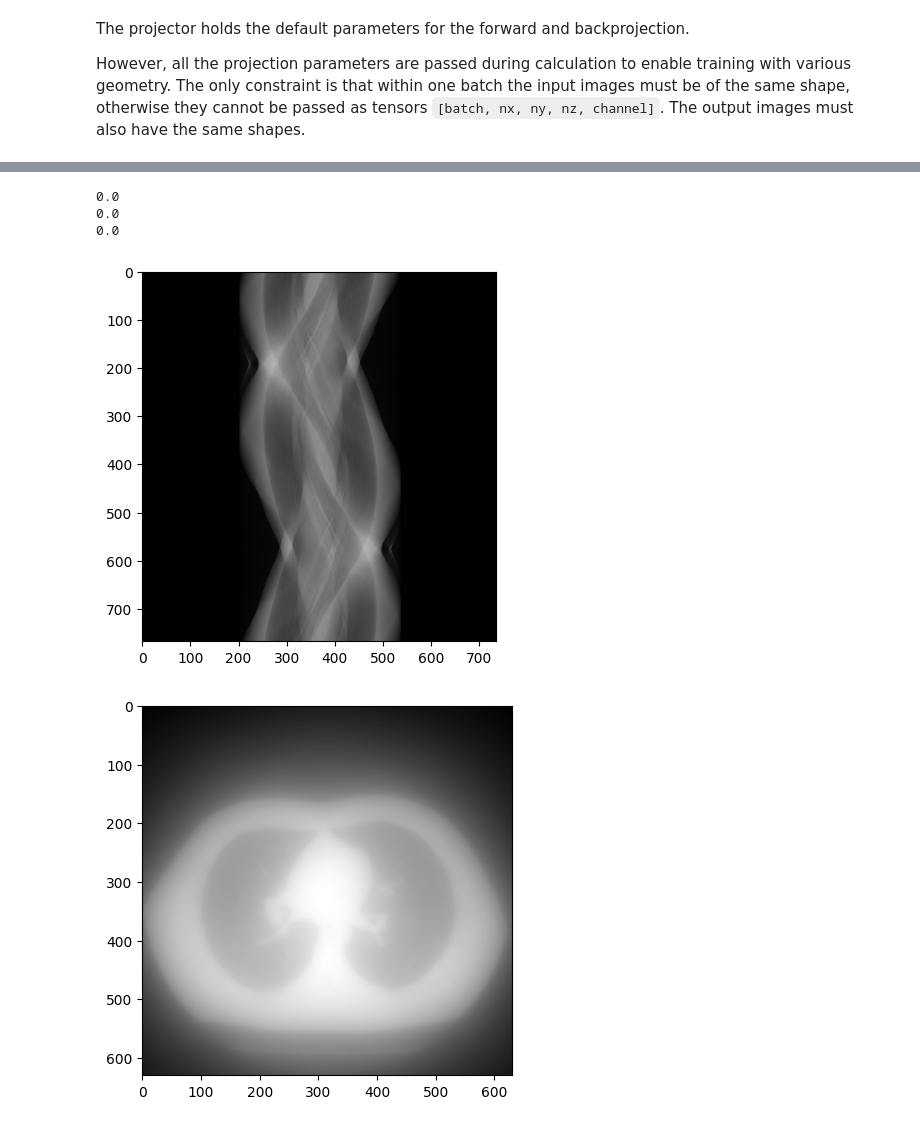
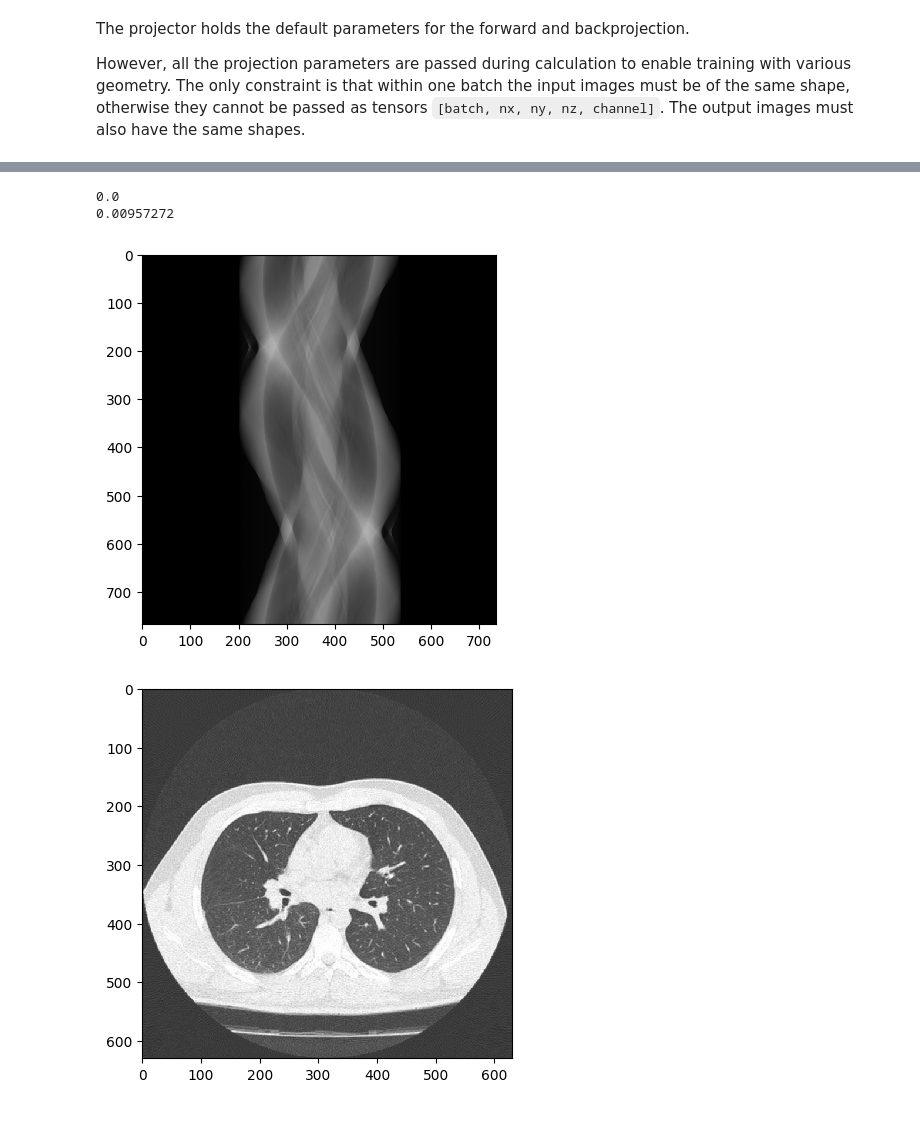
Before and after one commit to wudufan/CTProjector, a Jupyter notebook: example/ex_fp_bp_dd_tf.ipynb, the cells around one changed output, grey strips where cells are left out. Drawn from its saved outputs; the diff is of its cells as text; code cells hidden in the pictures.

Commit message:
ramp filter tf

```diff
--- a/example/ex_fp_bp_dd_tf.ipynb
+++ b/example/ex_fp_bp_dd_tf.ipynb
@@ -119,22 +123,17 @@ fp_model = ct_circular_tf.DistanceDriven2DFP(
     ct_circular_tf.TypeGeometry.PARALLEL,
     ct_circular_tf.TypeProjector.IR,
 )
+
 bp_model = ct_circular_tf.DistanceDriven2DBP(
     projector,
     angles,
     ct_circular_tf.TypeGeometry.PARALLEL,
-    ct_circular_tf.TypeProjector.IR,
+    ct_circular_tf.TypeProjector.FORCE_FBP,
 )
 
-with tf.GradientTape() as t:
-    t.watch(input_tensor)
-    fp_tensor = fp_model(input_tensor)
-    loss = tf.reduce_sum(fp_tensor * fp_tensor / 2)
-grad_tensor = t.gradient(loss, input_tensor)
-
-bp_tensor = bp_model(fp_tensor)
-
-print(fp_tensor.shape)
-print(bp_tensor.shape)
-print(grad_tensor.shape)
+filter_model = ct_filters_tf.ProjectionFilter(
+    projector.du,
+    ct_circular_tf.TypeGeometry.PARALLEL,
+    ct_filters_tf.TypeFilter.RL
+)
 # %% [output]
@@ -161,0 +158,13 @@ coreClock: 1.53GHz coreCount: 80 deviceMemorySize: 31.75GiB deviceMemoryBandwidt
+# %%
+with tf.GradientTape() as t:
+    t.watch(input_tensor)
+    fp_tensor = fp_model(input_tensor)
+    loss = tf.reduce_sum(fp_tensor * fp_tensor / 2)
+grad_tensor = t.gradient(loss, input_tensor)
+
+fprj_tensor = filter_model(fp_tensor)
+bp_tensor = bp_model(fprj_tensor)
+
+print(fp_tensor.shape)
+print(bp_tensor.shape)
+print(grad_tensor.shape)
@@ -181,29 +197,32 @@ plt.imshow(grad[grad.shape[0] // 2, 0, :, :, 0], 'gray')
 [figure]
 # %%
 import cupy as cp
-from ct_projector.projector.cupy.parallel import distance_driven_fp, distance_driven_bp
+from ct_projector.projector.cupy.parallel import distance_driven_fp, distance_driven_bp, ramp_filter
 
 cuimg = cp.array(img, order='C')[:, cp.newaxis, :, :]
 cuangles = cp.array(angles, order='C')
 cufp_ref = distance_driven_fp(projector, cuimg, cuangles)
 
 fp_ref = cufp_ref.get()
 fp_ref = fp_ref[..., np.newaxis]
 plt.figure()
 plt.imshow(fp_ref[fp_ref.shape[0] // 2, :, 0, :, 0], 'gray', vmin=0, vmax=10)
 
-cubp_ref = distance_driven_bp(projector, cufp_ref, cuangles)
+cufprj_ref = ramp_filter(projector, cufp_ref, 'RL')
+
+cubp_ref = distance_driven_bp(projector, cufprj_ref, cuangles, is_fbp=True)
 bp_ref = cubp_ref.get()
 bp_ref = bp_ref[..., np.newaxis]
 plt.figure()
-plt.imshow(bp_ref[bp_ref.shape[0] // 2, 0, :, :, 0], 'gray')
+plt.imshow(bp_ref[bp_ref.shape[0] // 2, 0, :, :, 0], 'gray', vmin=vmin, vmax=vmax)
+
+plt.figure()
+plt.imshow((bp - bp_ref)[bp_ref.shape[0] // 2, 0, :, :, 0], 'gray', vmin=-0.001, vmax=0.001)
 
 print(np.abs(fp - fp_ref).max())
 print(np.abs(bp - bp_ref).max())
-print(np.abs(grad - bp_ref).max())
 # %% [output]
 0.0
-0.0
-0.0
+0.00957272
 [figure]
-[figure, old version]
+[figure, new version]
```
Also changed, not shown: parts of 10 cells of this notebook, 3 other files.
